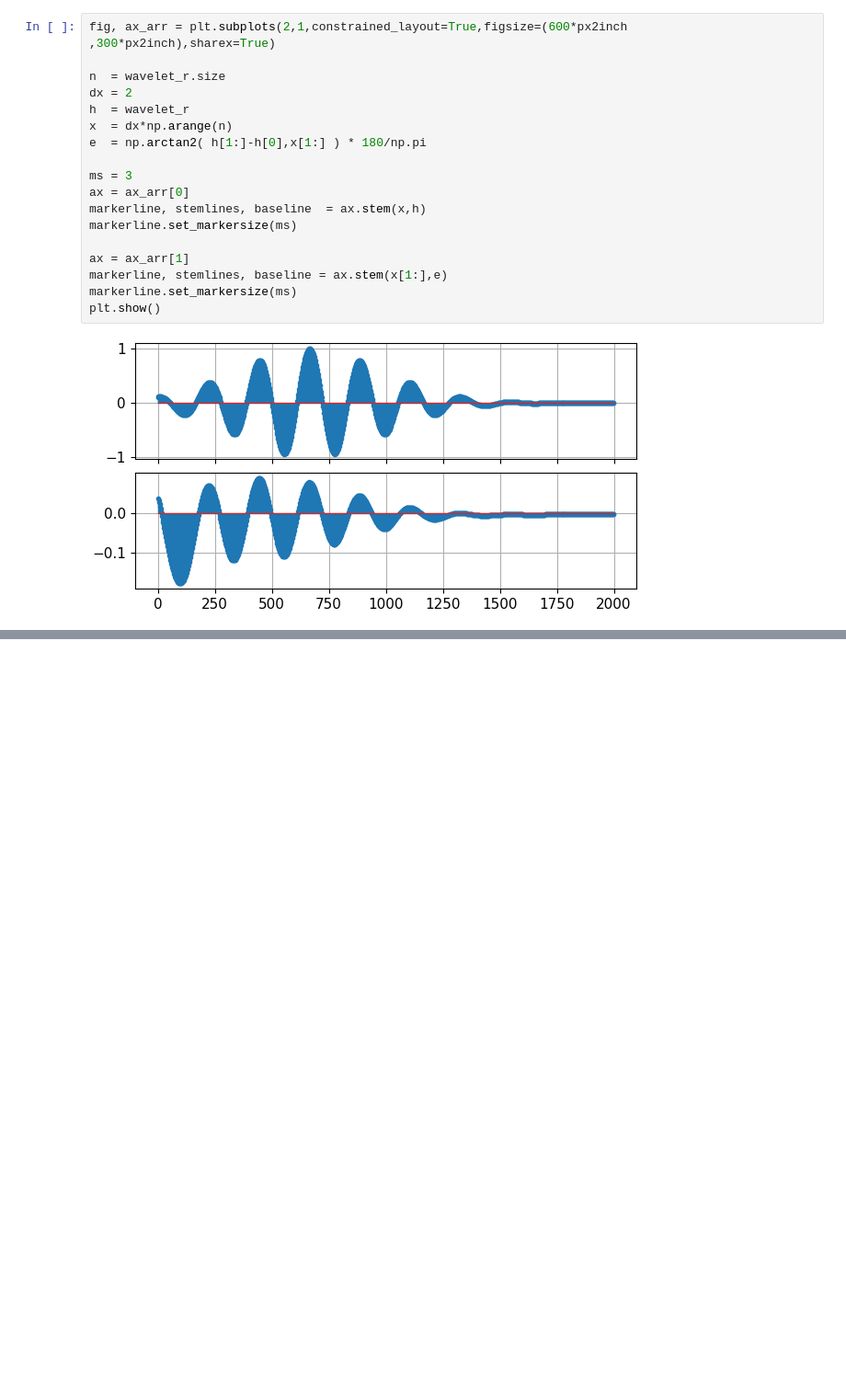
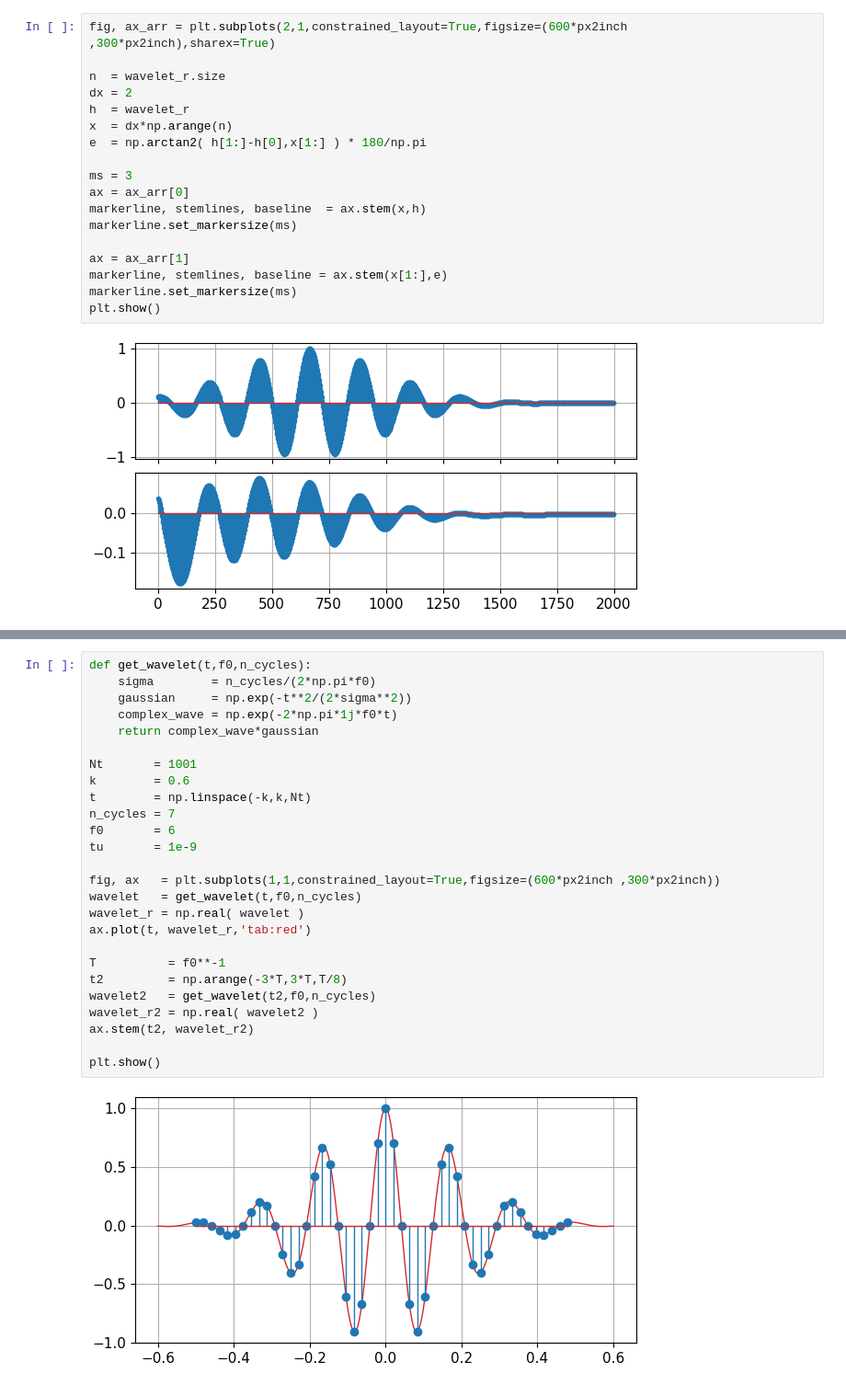
Before and after one commit to GenioSainz/Colab-Demos, a Jupyter notebook: scripts/Wavelets2.ipynb, the cells around one changed output, grey strips where cells are left out. Shown: that part at 92% size. Drawn from its saved outputs; the diff is of its cells as text; blank space fills up the shorter version.

```diff
--- a/scripts/Wavelets2.ipynb
+++ b/scripts/Wavelets2.ipynb
@@ -196,0 +248,28 @@ plt.show()
+# %%
+def get_wavelet(t,f0,n_cycles):
+    sigma        = n_cycles/(2*np.pi*f0)
+    gaussian     = np.exp(-t**2/(2*sigma**2))
+    complex_wave = np.exp(-2*np.pi*1j*f0*t)
+    return complex_wave*gaussian
+
+Nt       = 1001
+k        = 0.6
+t        = np.linspace(-k,k,Nt)
+n_cycles = 7
+f0       = 6
+tu       = 1e-9
+
+fig, ax   = plt.subplots(1,1,constrained_layout=True,figsize=(600*px2inch ,300*px2inch))
+wavelet   = get_wavelet(t,f0,n_cycles)
+wavelet_r = np.real( wavelet )
+ax.plot(t, wavelet_r,'tab:red')
+
+T          = f0**-1
+t2         = np.arange(-3*T,3*T,T/8)
+wavelet2   = get_wavelet(t2,f0,n_cycles)
+wavelet_r2 = np.real( wavelet2 )
+ax.stem(t2, wavelet_r2)
+
+plt.show()
+# %% [output]
+[figure, added]
```
Also changed, not shown: parts of 4 cells of this notebook, 5 other files.
